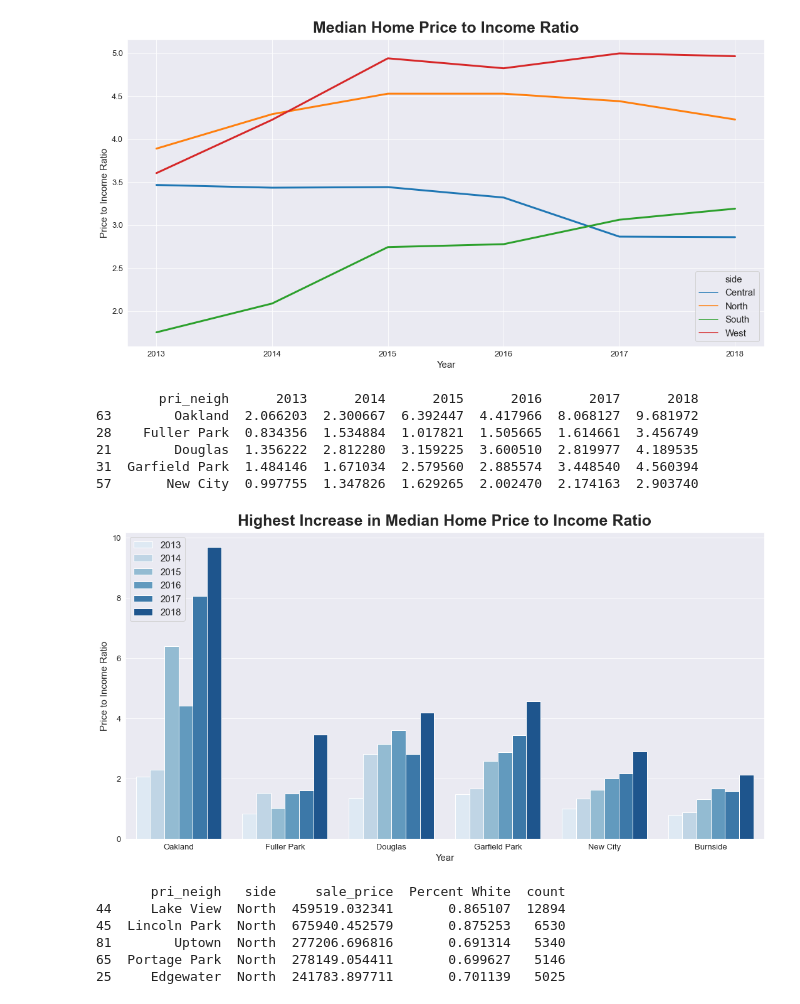
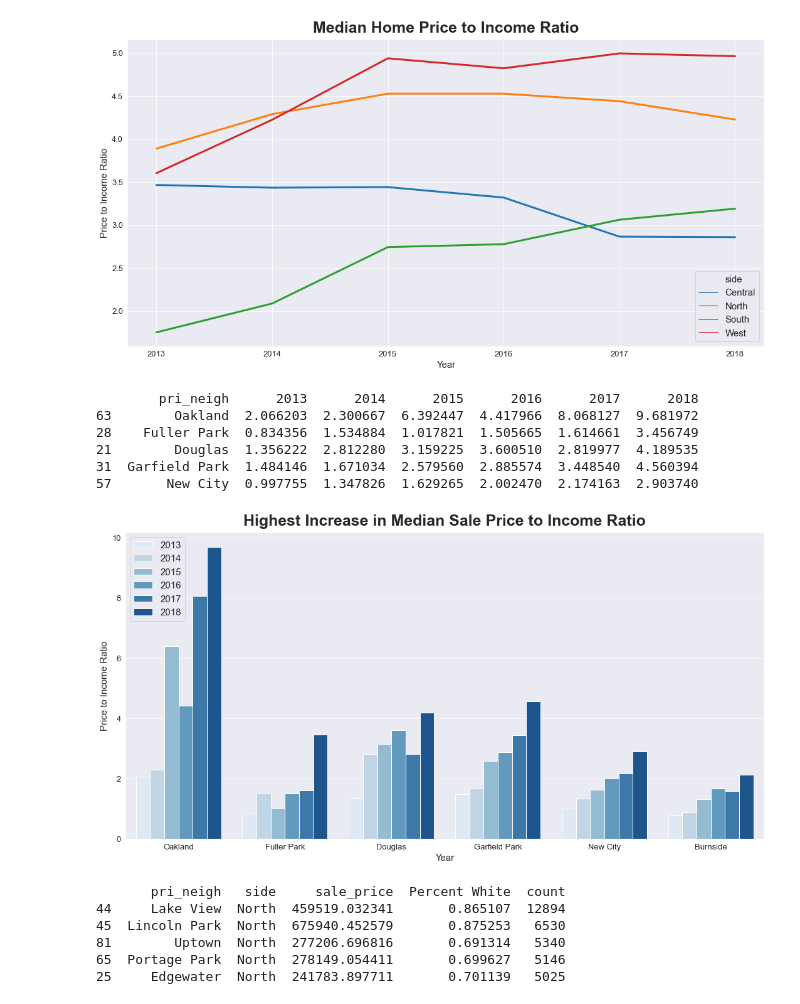
Before and after one commit to ymericson/ml-project, a Jupyter notebook: data_viz.ipynb, the cells around one changed output. Saved outputs shown, nothing was run; the diff lists cells and outputs as text; code cells hidden in the pictures.

```diff
--- a/data_viz.ipynb
+++ b/data_viz.ipynb
@@ -219,35 +219,35 @@ median_inc_to_price['biggest_diff'] = (median_inc_to_price[2018] - median_inc_to
 median_inc_to_price = median_inc_to_price.sort_values(by='biggest_diff', ascending=False)
 median_inc_to_price = median_inc_to_price[['pri_neigh', 2013, 2014, 2015, 2016, 2017, 2018]]
 print(median_inc_to_price.head())
 
 median_inc_to_price = median_inc_to_price[:6].melt(id_vars=["pri_neigh"], var_name="year", value_name="price_to_income_ratio")
 
 sns.set_style('darkgrid')
 fig, ax = plt.subplots(figsize=(15,8))
 #sns.palplot(sns.color_palette("Blues"))
 
 sns.barplot(x="pri_neigh", y="price_to_income_ratio", hue="year", data=median_inc_to_price, palette="Blues")
 #sns.barplot(x="year", y="price_to_income_ratio", hue="pri_neigh", data=median_inc_to_price)
 #sns.lineplot(x="year", y="price_to_income_ratio", hue='pri_neigh', data=median_inc_to_price, lw=3)
-ax.set_title('Highest Increase in Median Home Price to Income Ratio', fontsize=25,
+ax.set_title('Highest Increase in Median Sale Price to Income Ratio', fontsize=25,
              fontweight="bold", loc='center', y=1.01)
 ax.set_xlabel('Year', fontsize=15)
 ax.set_ylabel('Price to Income Ratio', fontsize=15)
 plt.xticks(fontsize=13)
 plt.yticks(fontsize=13)
 plt.legend(loc='upper left', fontsize=15)
 
 fig.tight_layout()
 plt.savefig('figures/neighborhood_price_to_income_ratio.png')
 plt.show()
 # %% [output]
         pri_neigh      2013      2014      2015      2016      2017      2018
 63        Oakland  2.066203  2.300667  6.392447  4.417966  8.068127  9.681972
 28    Fuller Park  0.834356  1.534884  1.017821  1.505665  1.614661  3.456749
 21        Douglas  1.356222  2.812280  3.159225  3.600510  2.819977  4.189535
 31  Garfield Park  1.484146  1.671034  2.579560  2.885574  3.448540  4.560394
 57       New City  0.997755  1.347826  1.629265  2.002470  2.174163  2.903740
-[figure, old version]
+[figure, new version]
 # %%
 sale_pop = final_df.groupby(['pri_neigh', 'side']).agg({'sale_price':'mean', 'Percent White':'mean', 'pin':'count'})
 sale_pop = sale_pop.reset_index().rename(columns={"pin": "count"})
```
Also changed, not shown: parts of 2 cells of this notebook, 2 other files.
